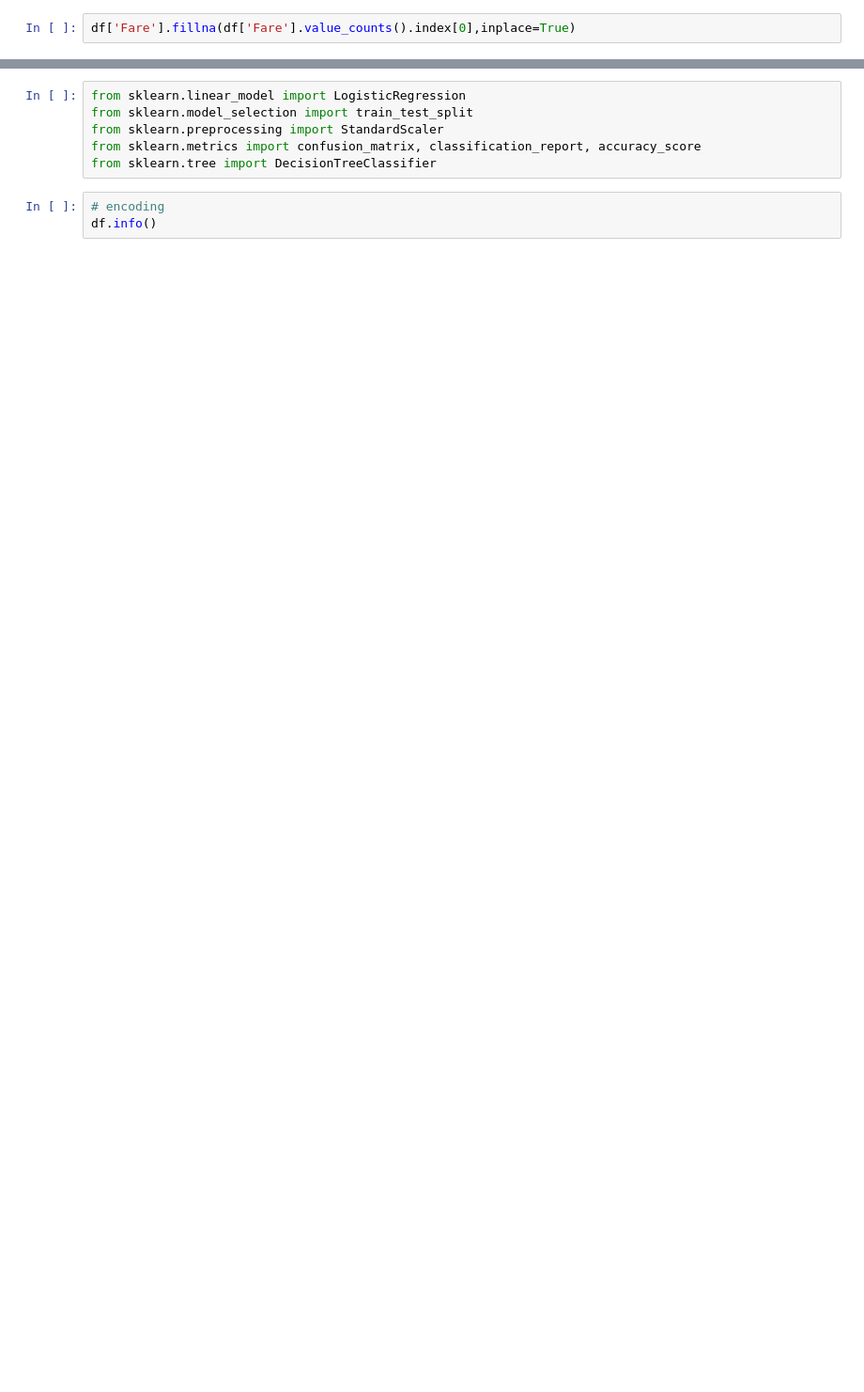
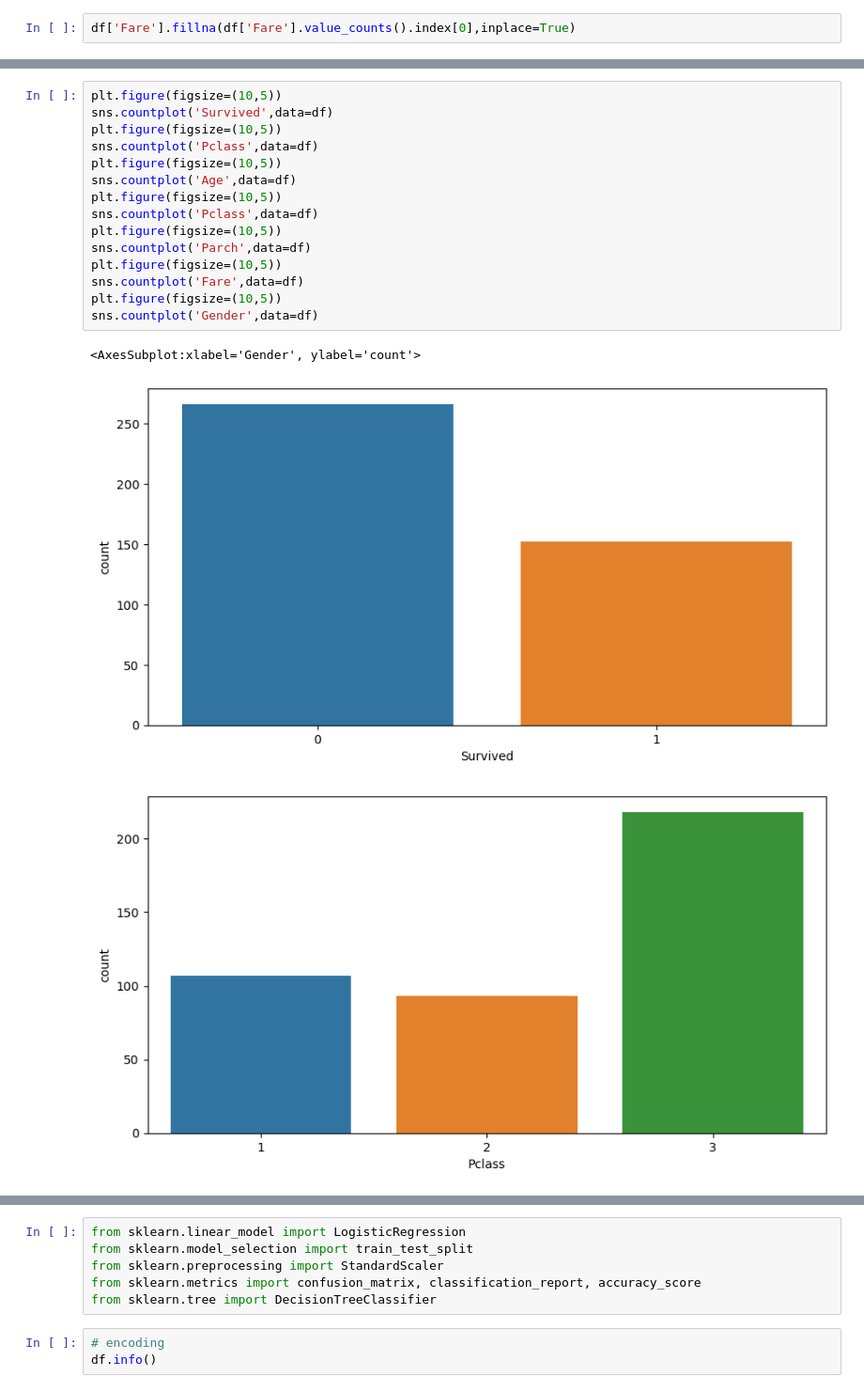
Before and after one commit to mkhaled146/CODSOFT--Tasks, a Jupyter notebook: TITANIC SURVIVAL PREDICTION.ipynb, the cells around one changed output, grey strips where cells are left out. Shown: that part at 94% size. Saved outputs shown, nothing was run; the diff lists cells and outputs as text; blank space fills up the shorter version.

```diff
--- a/TITANIC SURVIVAL PREDICTION.ipynb
+++ b/TITANIC SURVIVAL PREDICTION.ipynb
@@ -118,0 +156,19 @@ plt.show()
+# %%
+plt.figure(figsize=(10,5))
+sns.countplot('Survived',data=df)
+plt.figure(figsize=(10,5))
+sns.countplot('Pclass',data=df)
+plt.figure(figsize=(10,5))
+sns.countplot('Age',data=df)
+plt.figure(figsize=(10,5))
+sns.countplot('Pclass',data=df)
+plt.figure(figsize=(10,5))
+sns.countplot('Parch',data=df)
+plt.figure(figsize=(10,5))
+sns.countplot('Fare',data=df)
+plt.figure(figsize=(10,5))
+sns.countplot('Gender',data=df)
+# %% [output]
+<AxesSubplot:xlabel='Gender', ylabel='count'>
+[figure, added]
+[figure, added]
```
Also changed, not shown: parts of 20 cells of this notebook.
